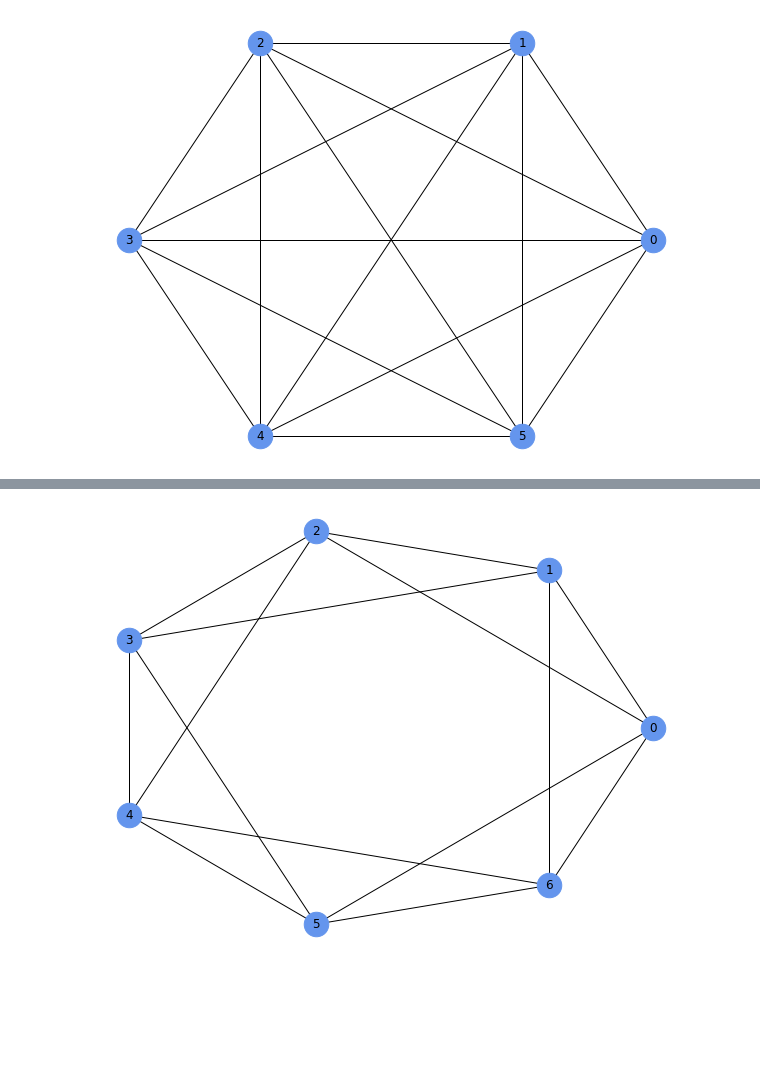
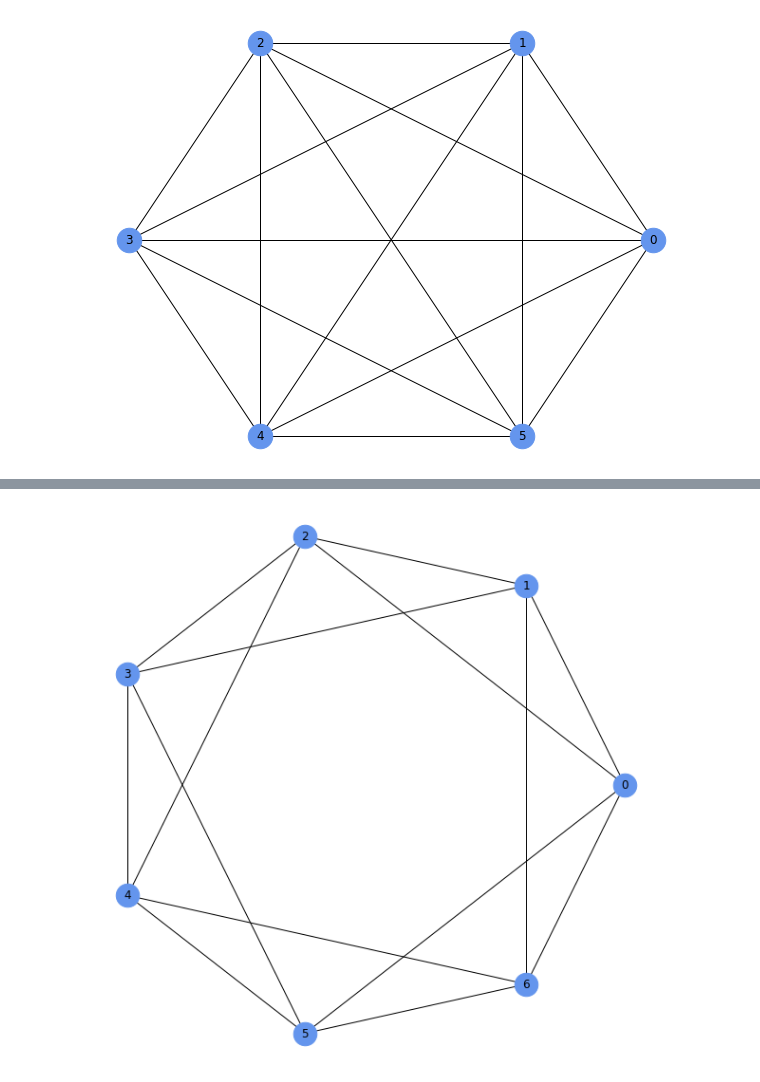
Before and after one commit to tungprime/western_fields, a Jupyter notebook: graphs_generator_and_drawing.ipynb, the cells around one changed output, grey strips where cells are left out. Drawn from its saved outputs; the diff is of its cells as text; code cells hidden in the pictures; blank space fills up the shorter version.

```diff
--- a/graphs_generator_and_drawing.ipynb
+++ b/graphs_generator_and_drawing.ipynb
@@ -125,16 +125,16 @@ plt.savefig("paley_graph_5.png", dpi =300)
 # %%
 # Ring graph for N=7, k =2
 fig = plt.gcf()
-fig.set_size_inches(8,6)
+fig.set_size_inches(8,8)
 N=7
 k=2
 g = ring_graph(N,k)
 pos = nx.circular_layout(g)
 nx.draw(g, pos=pos,
        with_labels = True,
                 node_size = 600,
                  scale = 2,
                 node_color = '#6495ED')
 plt.savefig("ring_graph.png", dpi =300)
 # %% [output]
-[figure, old version]
+[figure, new version]
```
Also changed, not shown: parts of 5 cells of this notebook, 9 other files.
